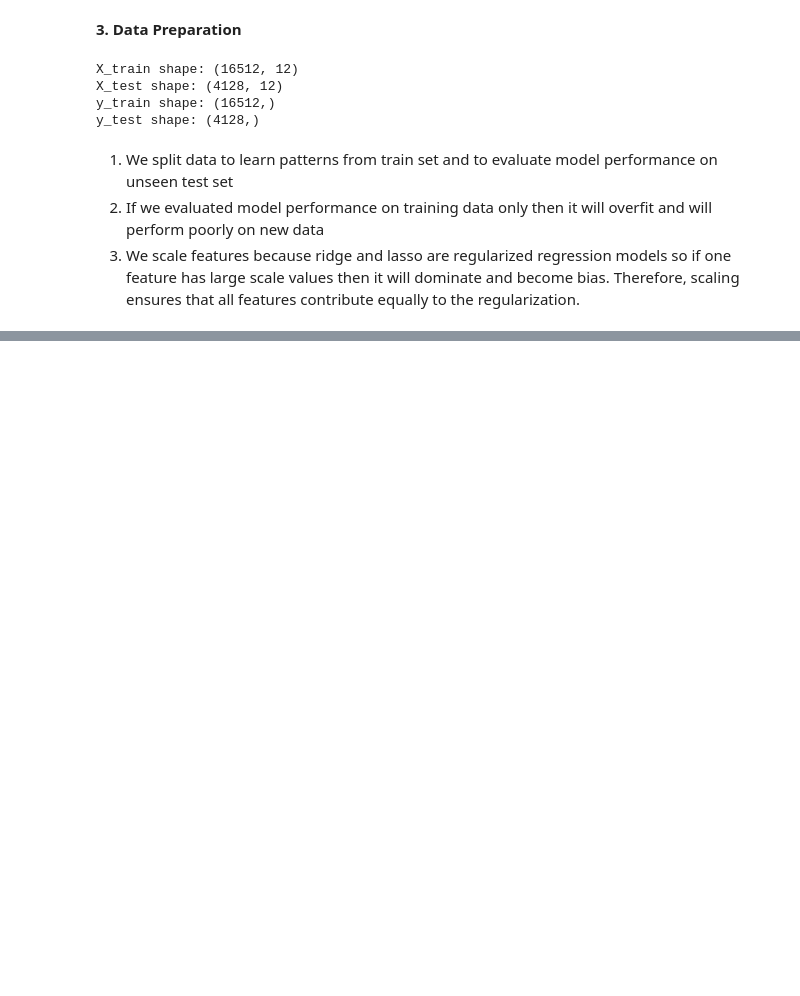
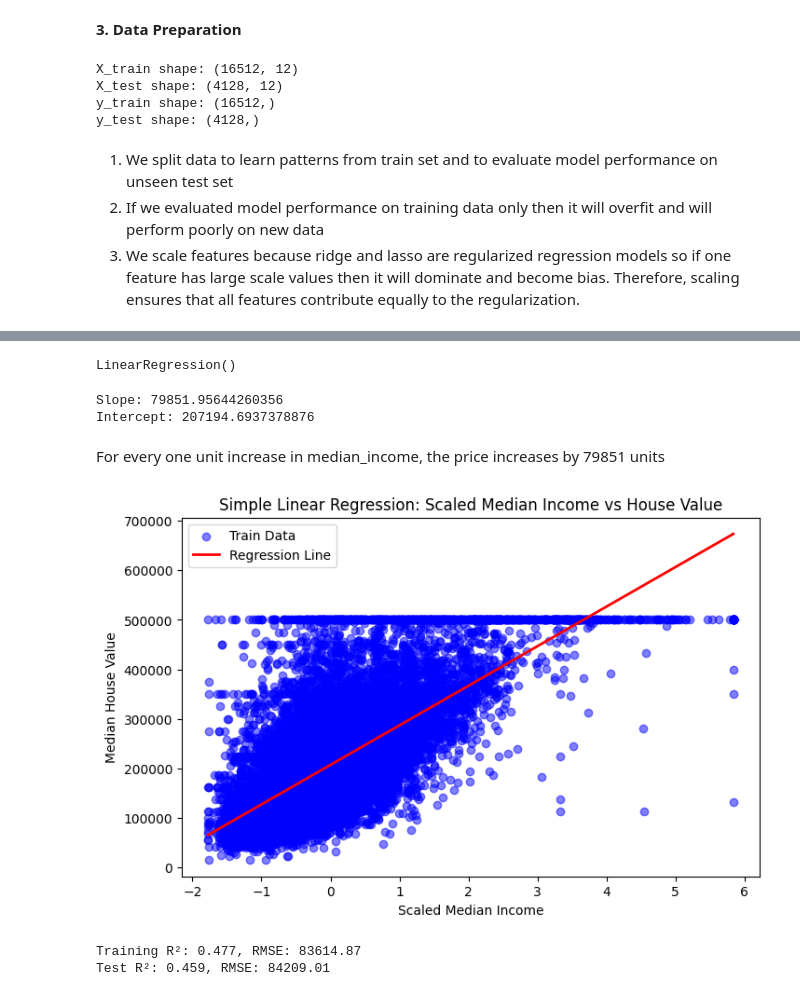
Before and after one commit to MMujtabaX/California-Housing-Price-Regression, a Jupyter notebook: regression.ipynb, the cells around one changed output, grey strips where cells are left out. Cells and saved outputs as stored; diff of their text form; code cells hidden in the pictures; blank space fills up the shorter version.

Commit message:
Train simple linear regression with top correlated (median_income) feature

```diff
--- a/regression.ipynb
+++ b/regression.ipynb
@@ -157,0 +160,22 @@ X_test_scaled = scaler.transform(X_test)
+# %%
+X_single = df[['median_income']] #I use double [[]] brackets bcz sk learn expect 2D frame for x not 1D series, here frame is (n-samples i.e no of rows, n-features i.e no of columns)
+y = df['median_house_value']
+# %%
+X_train_sf, X_test_sf, y_train_sf, y_test_sf = train_test_split(X_single, y, test_size=0.2, random_state=42)
+# %%
+scaler_sf = StandardScaler()
+X_train_scaled_sf = scaler_sf.fit_transform(X_train_sf)
+X_test_scaled_sf = scaler_sf.transform(X_test_sf)
+# %%
+model_sf = LinearRegression()
+model_sf.fit(X_train_scaled_sf, y_train_sf)
+# %% [output]
+LinearRegression()
+# %%
+print("Slope:", model_sf.coef_[0])
+print("Intercept:", model_sf.intercept_)
+# %% [output]
+Slope: 79851.95644260356
+Intercept: 207194.6937378876
+# %% [markdown]
+For every one unit increase in median_income, the price increases by 79851 units
@@ -157,0 +185,23 @@ X_test_scaled = scaler.transform(X_test)
+# %%
+plt.figure(figsize=(8,5))
+plt.scatter(X_train_scaled_sf, y_train_sf, alpha=0.5, label='Train Data', color='blue')
+x_line = np.linspace(X_train_scaled_sf.min(), X_train_scaled_sf.max(), 100).reshape(-1,1)
+y_line = model_sf.predict(x_line)
+plt.plot(x_line, y_line, color='red', linewidth=2, label='Regression Line')
+plt.xlabel('Scaled Median Income')
+plt.ylabel('Median House Value')
+plt.title('Simple Linear Regression: Scaled Median Income vs House Value')
+plt.legend()
+plt.show()
+# %% [output]
+[figure, added]
+# %%
+r2_train = r2_score(y_train_sf, y_train_pred)
+rmse_train = np.sqrt(mean_squared_error(y_train_sf, y_train_pred))
+r2_test = r2_score(y_test_sf, y_test_pred)
+rmse_test = np.sqrt(mean_squared_error(y_test_sf, y_test_pred))
+print(f"Training R²: {r2_train:.3f}, RMSE: {rmse_train:.2f}")
+print(f"Test R²: {r2_test:.3f}, RMSE: {rmse_test:.2f}")
+# %% [output]
+Training R²: 0.477, RMSE: 83614.87
+Test R²: 0.459, RMSE: 84209.01
```
Also changed, not shown: parts of 2 cells of this notebook.
